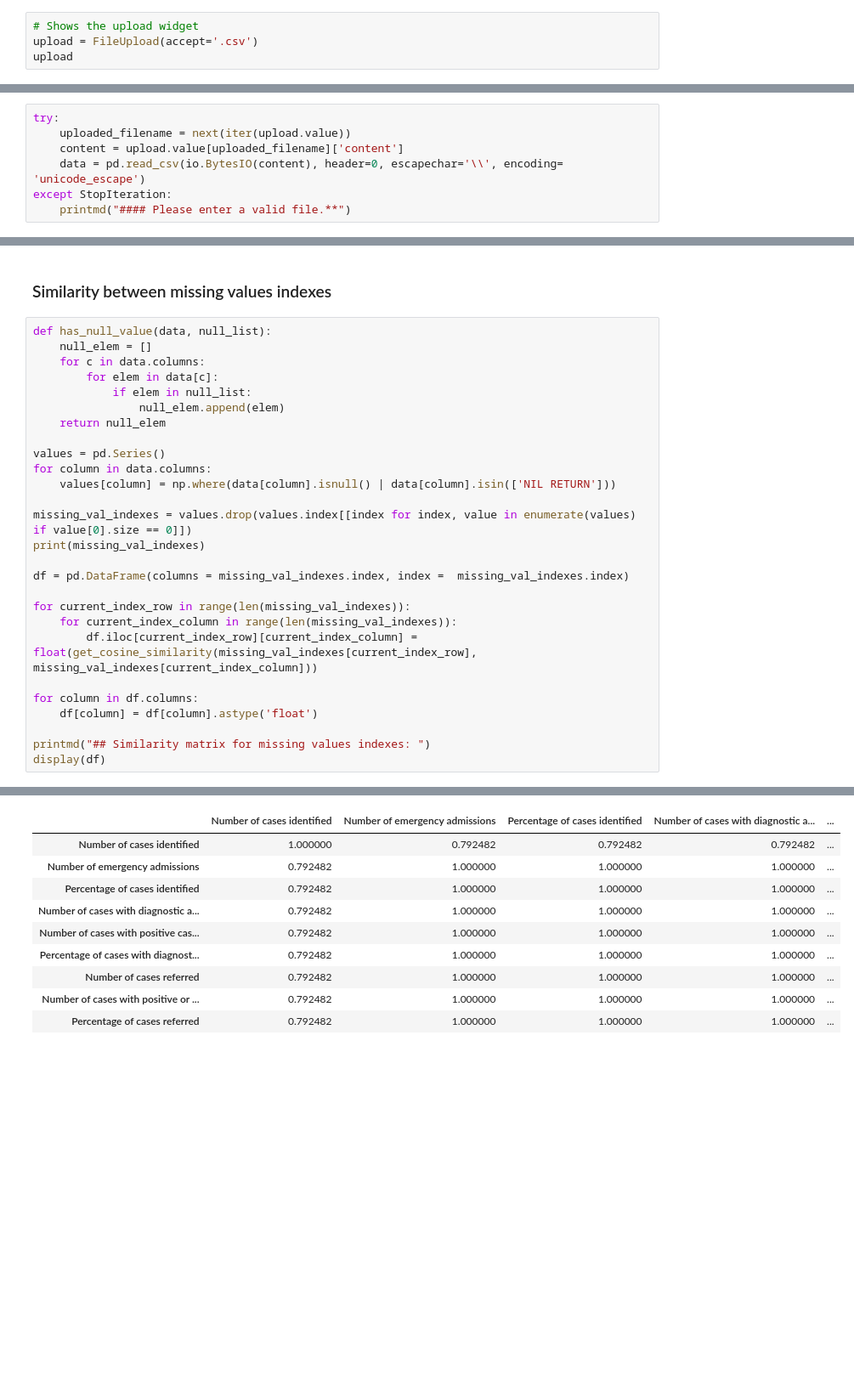
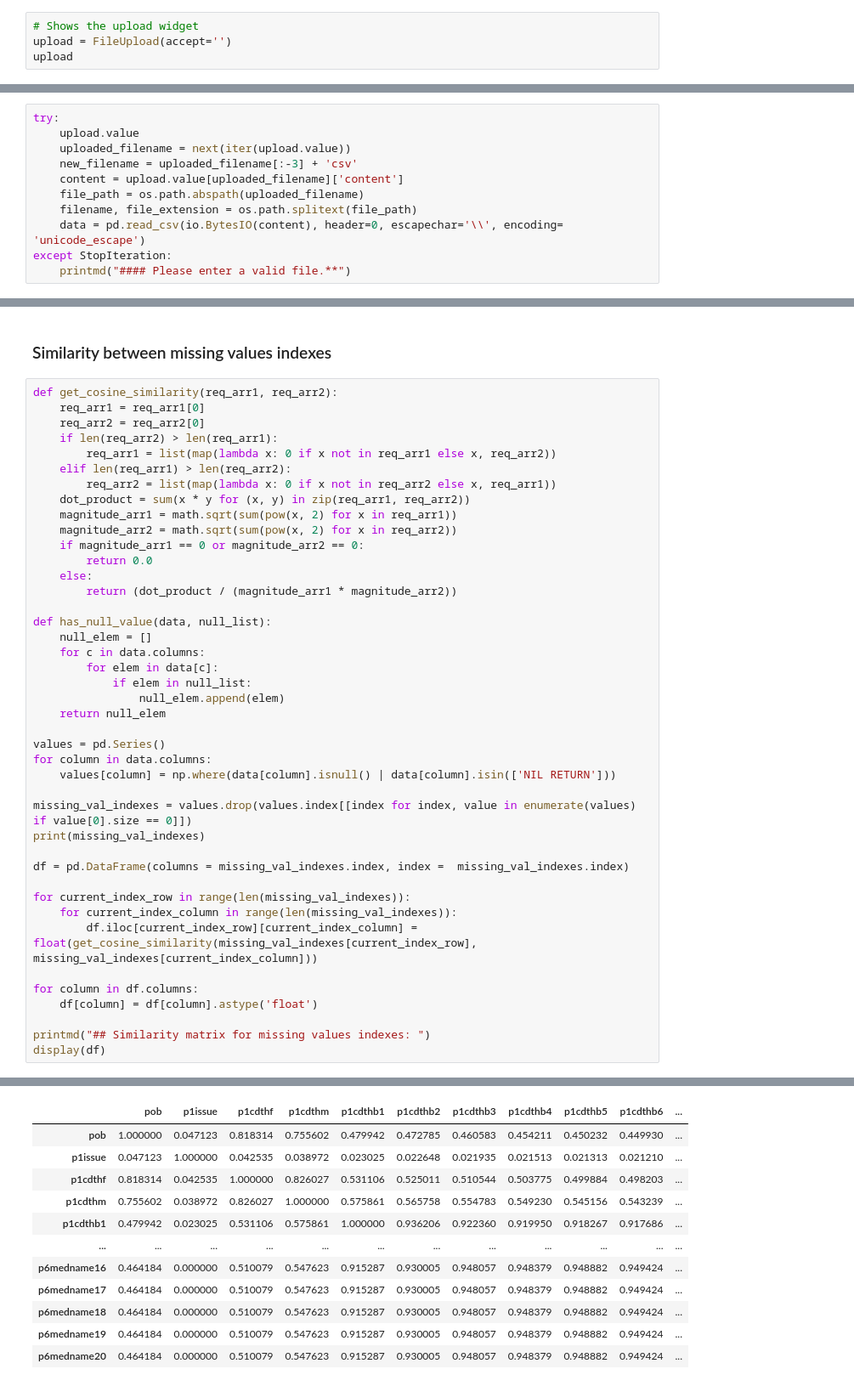
Before and after one commit to vintage-maeve/Data_quality, a Jupyter notebook: Establishing data quality.ipynb, the cells around one changed output, grey strips where cells are left out. Shown at 85% size. Drawn from its saved outputs; the diff is of its cells as text; blank space fills up the shorter version.

```diff
--- a/Establishing data quality.ipynb
+++ b/Establishing data quality.ipynb
@@ -32,6 +36,6 @@ data = pd.read_csv(file_path)
 ### Use the upload button
 # %%
 # Shows the upload widget
-upload = FileUpload(accept='.csv')
+upload = FileUpload(accept='')
 upload
 # %% [output]
@@ -39,7 +43,11 @@ FileUpload(value={}, accept='.csv', description='Upload')
 # %%
 try:
+    upload.value
     uploaded_filename = next(iter(upload.value))
+    new_filename = uploaded_filename[:-3] + 'csv'
     content = upload.value[uploaded_filename]['content']
+    file_path = os.path.abspath(uploaded_filename)
+    filename, file_extension = os.path.splitext(file_path)
     data = pd.read_csv(io.BytesIO(content), header=0, escapechar='\\', encoding= 'unicode_escape')
 except StopIteration:
     printmd("#### Please enter a valid file.**")
@@ -214,6 +286,21 @@ except ValueError:
 # %% [markdown]
 ### Similarity between missing values indexes
 # %%
+def get_cosine_similarity(req_arr1, req_arr2):
+    req_arr1 = req_arr1[0]
+    req_arr2 = req_arr2[0]
+    if len(req_arr2) > len(req_arr1):
+        req_arr1 = list(map(lambda x: 0 if x not in req_arr1 else x, req_arr2))
+    elif len(req_arr1) > len(req_arr2):
+        req_arr2 = list(map(lambda x: 0 if x not in req_arr2 else x, req_arr1))
+    dot_product = sum(x * y for (x, y) in zip(req_arr1, req_arr2))
+    magnitude_arr1 = math.sqrt(sum(pow(x, 2) for x in req_arr1))
+    magnitude_arr2 = math.sqrt(sum(pow(x, 2) for x in req_arr2))
+    if magnitude_arr1 == 0 or magnitude_arr2 == 0:
+        return 0.0
+    else:
+        return (dot_product / (magnitude_arr1 * magnitude_arr2))
+
 def has_null_value(data, null_list):
     null_elem = []
     for c in data.columns:
@@ -254,11 +344,13 @@ dtype: object
 ## Similarity matrix for missing values indexes:
-|  | Number of cases identified | Number of emergency admissions | Percentage of cases identified | Number of cases with diagnostic a... | ... |
-| Number of cases identified | 1.000000 | 0.792482 | 0.792482 | 0.792482 | ... |
-| Number of emergency admissions | 0.792482 | 1.000000 | 1.000000 | 1.000000 | ... |
-| Percentage of cases identified | 0.792482 | 1.000000 | 1.000000 | 1.000000 | ... |
-| Number of cases with diagnostic a... | 0.792482 | 1.000000 | 1.000000 | 1.000000 | ... |
-| Number of cases with positive cas... | 0.792482 | 1.000000 | 1.000000 | 1.000000 | ... |
-| Percentage of cases with diagnost... | 0.792482 | 1.000000 | 1.000000 | 1.000000 | ... |
-| Number of cases referred | 0.792482 | 1.000000 | 1.000000 | 1.000000 | ... |
-| Number of cases with positive or ... | 0.792482 | 1.000000 | 1.000000 | 1.000000 | ... |
-| Percentage of cases referred | 0.792482 | 1.000000 | 1.000000 | 1.000000 | ... |
+|  | pob | p1issue | p1cdthf | p1cdthm | p1cdthb1 | p1cdthb2 | p1cdthb3 | p1cdthb4 | p1cdthb5 | p1cdthb6 | ... |
+| pob | 1.000000 | 0.047123 | 0.818314 | 0.755602 | 0.479942 | 0.472785 | 0.460583 | 0.454211 | 0.450232 | 0.449930 | ... |
+| p1issue | 0.047123 | 1.000000 | 0.042535 | 0.038972 | 0.023025 | 0.022648 | 0.021935 | 0.021513 | 0.021313 | 0.021210 | ... |
+| p1cdthf | 0.818314 | 0.042535 | 1.000000 | 0.826027 | 0.531106 | 0.525011 | 0.510544 | 0.503775 | 0.499884 | 0.498203 | ... |
+| p1cdthm | 0.755602 | 0.038972 | 0.826027 | 1.000000 | 0.575861 | 0.565758 | 0.554783 | 0.549230 | 0.545156 | 0.543239 | ... |
+| p1cdthb1 | 0.479942 | 0.023025 | 0.531106 | 0.575861 | 1.000000 | 0.936206 | 0.922360 | 0.919950 | 0.918267 | 0.917686 | ... |
+| ... | ... | ... | ... | ... | ... | ... | ... | ... | ... | ... | ... |
+| p6medname16 | 0.464184 | 0.000000 | 0.510079 | 0.547623 | 0.915287 | 0.930005 | 0.948057 | 0.948379 | 0.948882 | 0.949424 | ... |
+| p6medname17 | 0.464184 | 0.000000 | 0.510079 | 0.547623 | 0.915287 | 0.930005 | 0.948057 | 0.948379 | 0.948882 | 0.949424 | ... |
+| p6medname18 | 0.464184 | 0.000000 | 0.510079 | 0.547623 | 0.915287 | 0.930005 | 0.948057 | 0.948379 | 0.948882 | 0.949424 | ... |
+| p6medname19 | 0.464184 | 0.000000 | 0.510079 | 0.547623 | 0.915287 | 0.930005 | 0.948057 | 0.948379 | 0.948882 | 0.949424 | ... |
+| p6medname20 | 0.464184 | 0.000000 | 0.510079 | 0.547623 | 0.915287 | 0.930005 | 0.948057 | 0.948379 | 0.948882 | 0.949424 | ... |
```
Also changed, not shown: parts of 17 cells of this notebook.
